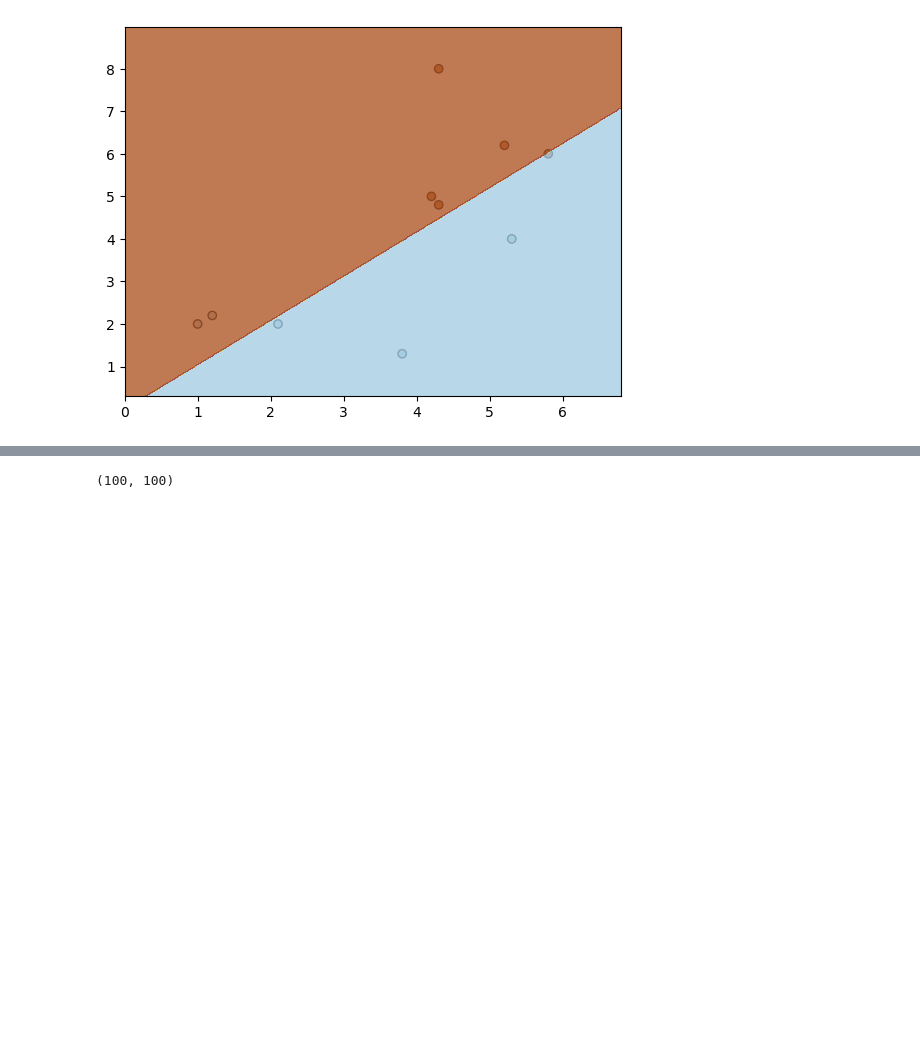
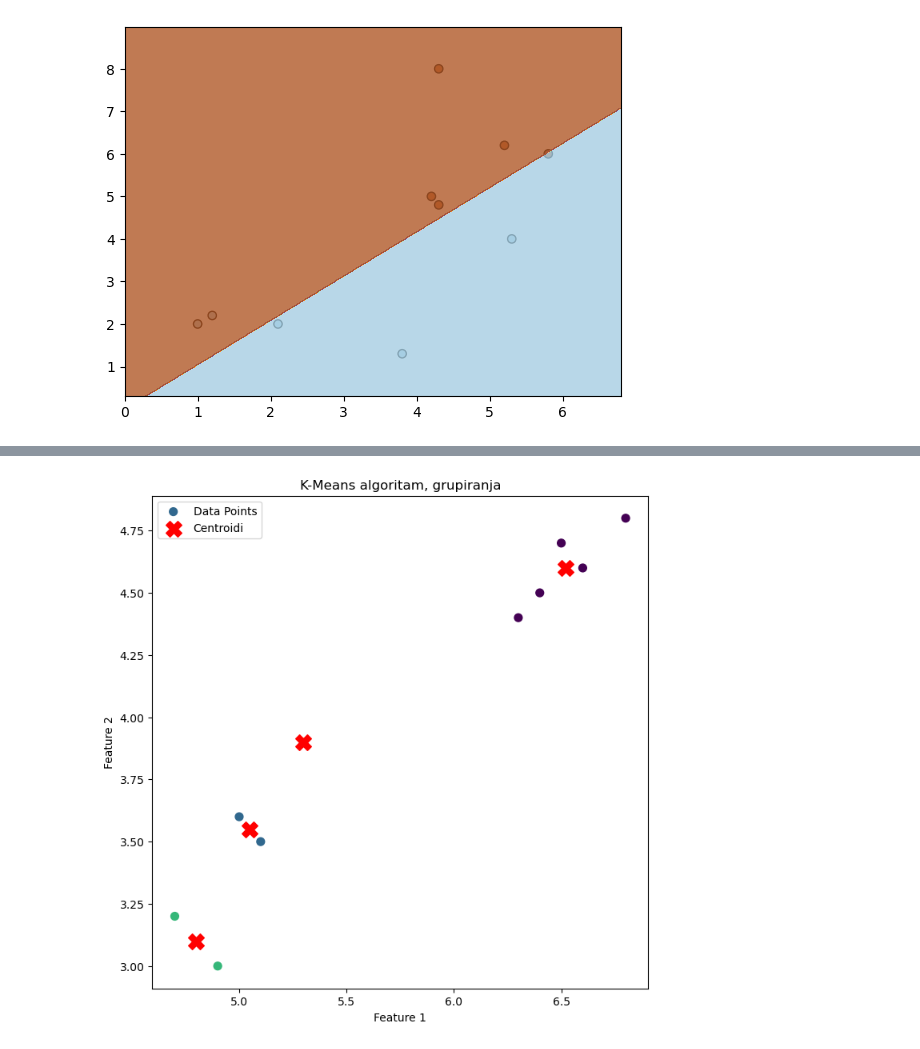
Before and after one commit to nparadina/AlgebraDS, a Jupyter notebook: scikit_learn_primjer.ipynb, the cells around one changed output, grey strips where cells are left out. Cells and saved outputs as stored; diff of their text form; code cells hidden in the pictures; blank space fills up the shorter version.

```diff
--- a/scikit_learn_primjer.ipynb
+++ b/scikit_learn_primjer.ipynb
@@ -198,15 +196,21 @@ plt.show()
-# %%
-import numpy as np
-import matplotlib.pyplot as plt
-
-x = np.linspace(-3, 3, 100)
-y = np.linspace(-3, 3, 100)
-xx, yy = np.meshgrid(x, y)
-zz = np.sin(xx**2 + yy**2)
-zz.shape
-# plt.contourf(xx, yy, zz, cmap='viridis')
-# plt.colorbar()
-# plt.title("Filled Contour Plot")
-# plt.show()
-# %% [output]
-(100, 100)
+# %%
+model = KMeans(n_clusters=4, random_state=42)
+
+model.fit(X)
+
+y_pred = model.predict(X)
+cetroidi = model.cluster_centers_
+
+plt.figure(figsize=(8,8))
+
+plt.scatter(X[:, 0], X[:, 1], c=y_pred, s=50, cmap="viridis", label="Data Points")
+plt.scatter(cetroidi[:, 0], cetroidi[:, 1], c="red", s=200, marker="X", label="Centroidi")
+
+plt.xlabel("Feature 1")
+plt.ylabel("Feature 2")
+plt.legend()
+plt.title("K-Means algoritam, grupiranja")
+
+plt.show()
+# %% [output]
+[figure, added]
```
Also changed, not shown: parts of 54 cells of this notebook, 9 other files.
